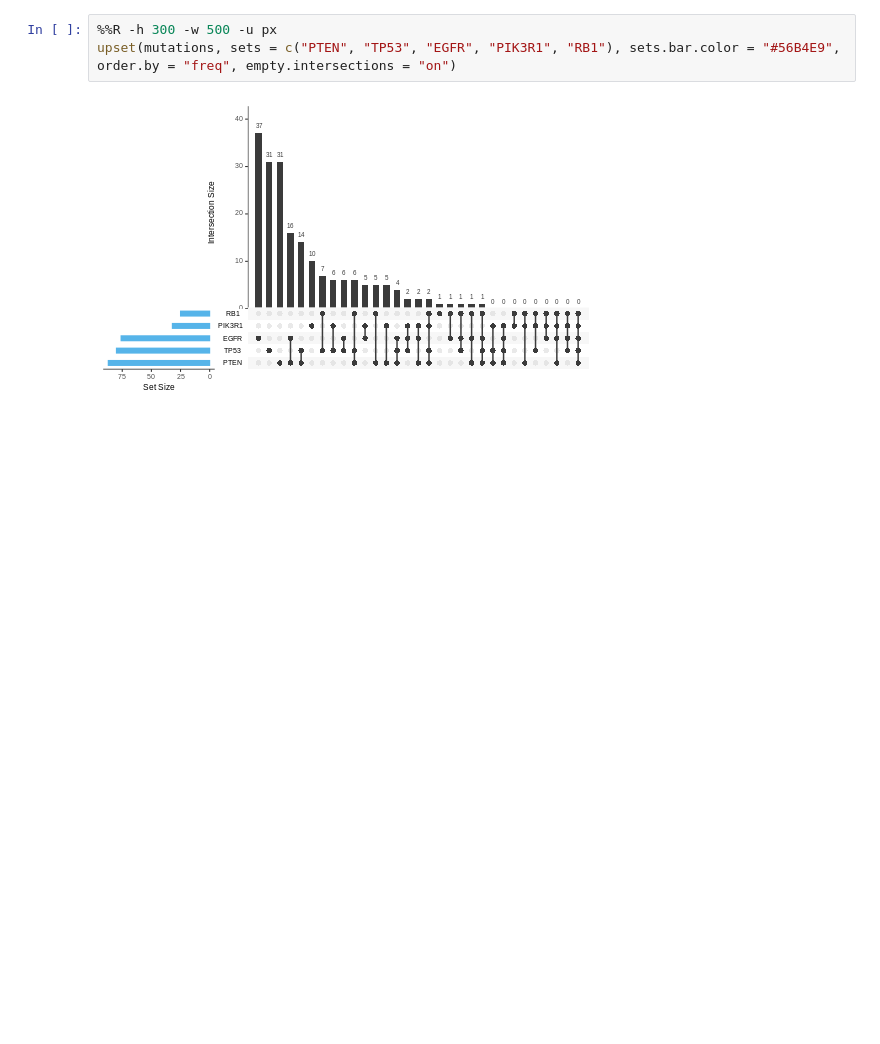
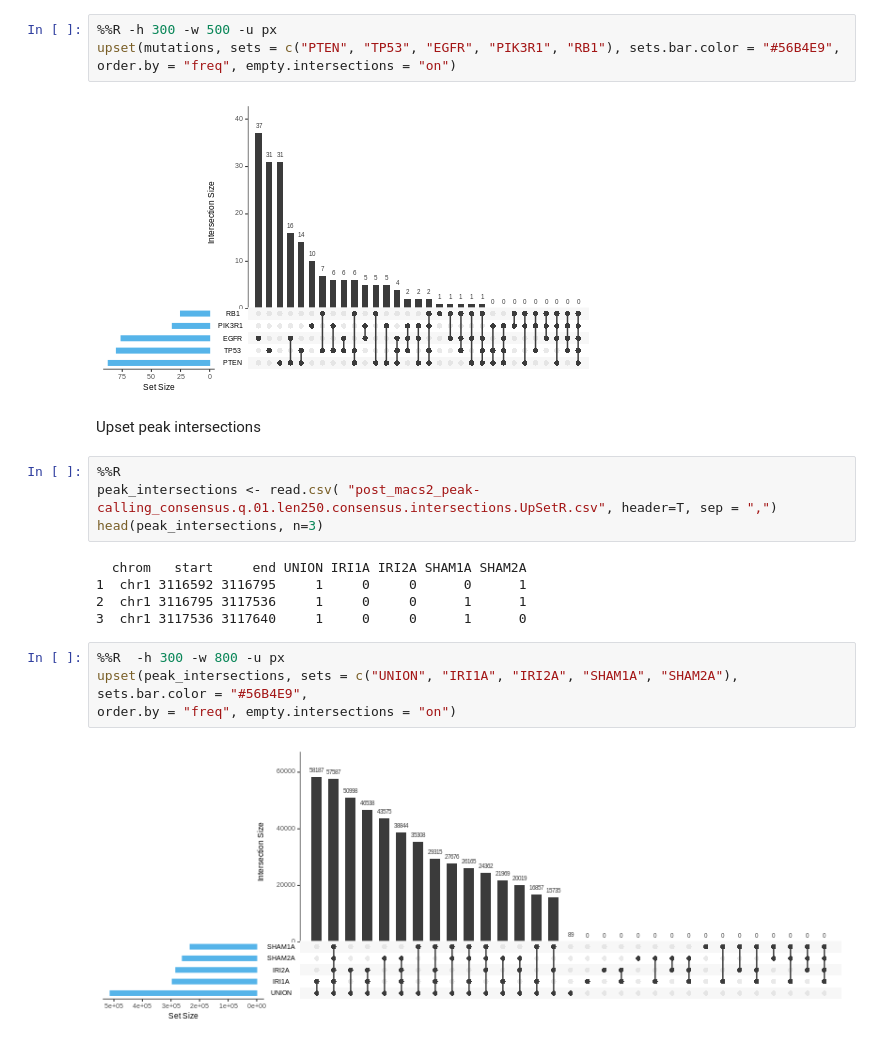
Before and after one commit to chizksh/ATAC-seq_analysis, a Jupyter notebook: peakFilterConsensus.ipynb, the cells around one changed output. Cells and saved outputs as stored; diff of their text form; blank space fills up the shorter version.

```diff
--- a/peakFilterConsensus.ipynb
+++ b/peakFilterConsensus.ipynb
@@ -292,3 +627,20 @@ upset(mutations, sets = c("PTEN", "TP53", "EGFR", "PIK3R1", "RB1"), sets.bar.col
 order.by = "freq", empty.intersections = "on")
 # %% [output]
 [figure]
+# %% [markdown]
+Upset peak intersections
+# %%
+%%R
+peak_intersections <- read.csv( "post_macs2_peak-calling_consensus.q.01.len250.consensus.intersections.UpSetR.csv", header=T, sep = ",")
+head(peak_intersections, n=3)
+# %% [output]
+  chrom   start     end UNION IRI1A IRI2A SHAM1A SHAM2A
+1  chr1 3116592 3116795     1     0     0      0      1
+2  chr1 3116795 3117536     1     0     0      1      1
+3  chr1 3117536 3117640     1     0     0      1      0
+# %%
+%%R  -h 300 -w 800 -u px
+upset(peak_intersections, sets = c("UNION", "IRI1A", "IRI2A", "SHAM1A", "SHAM2A"), sets.bar.color = "#56B4E9",
+order.by = "freq", empty.intersections = "on")
+# %% [output]
+[figure, added]
```
Also changed, not shown: parts of 42 cells of this notebook.
